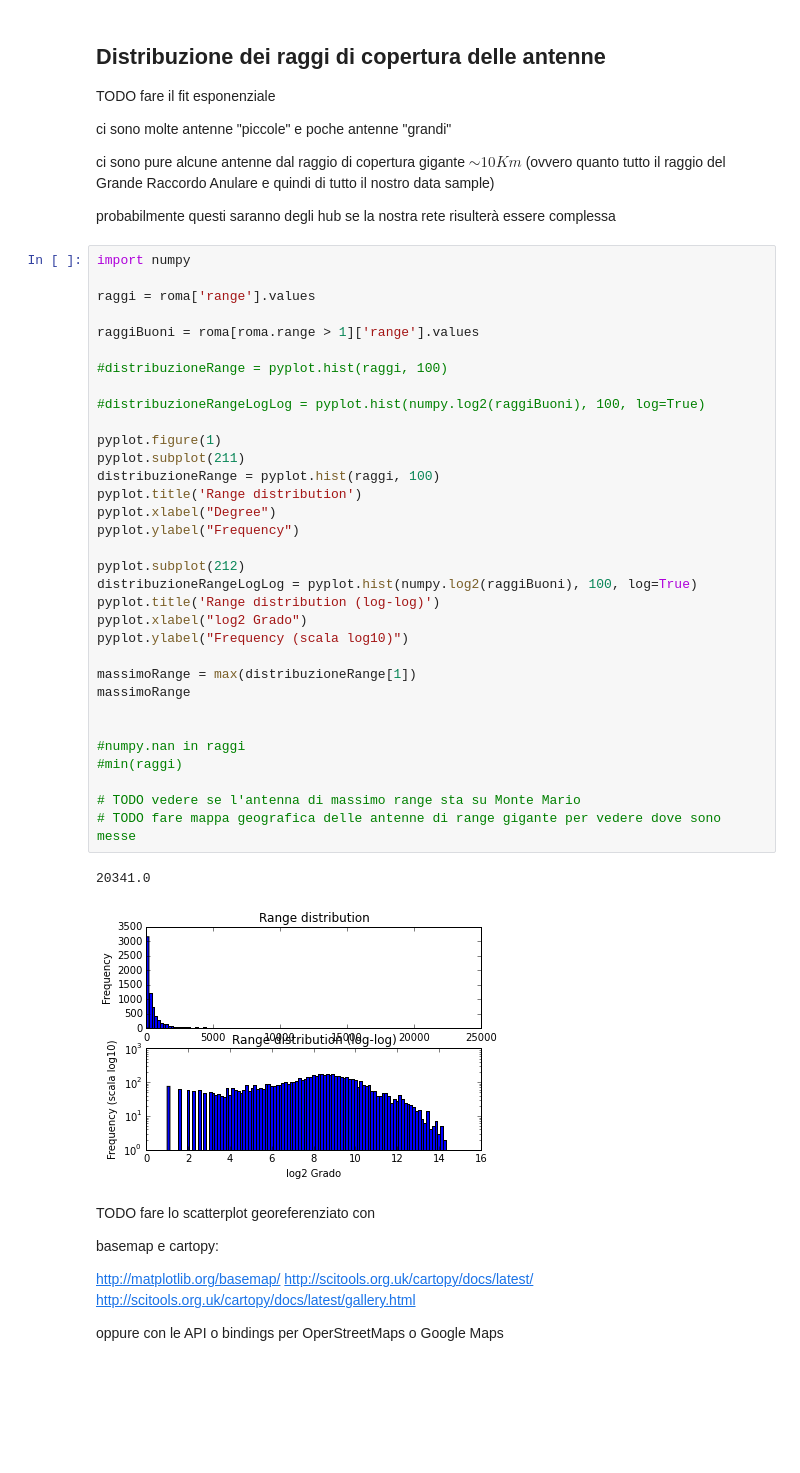
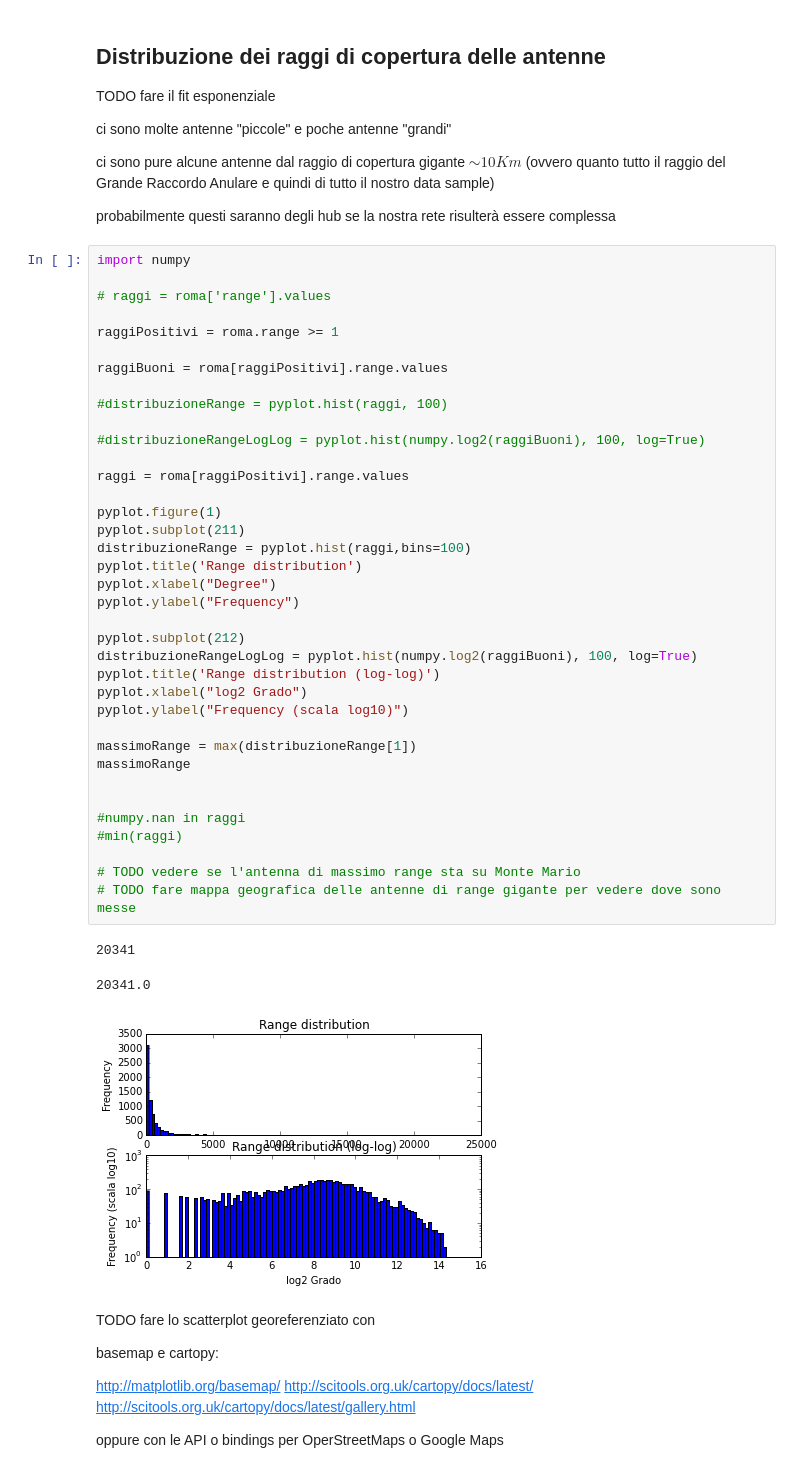
Before and after one commit to FedericoMuciaccia/SistemiComplessi, a Jupyter notebook: src/Fede.ipynb, the cells around one changed output. Drawn from its saved outputs; the diff is of its cells as text; blank space fills up the shorter version.

```diff
--- a/src/Fede.ipynb
+++ b/src/Fede.ipynb
@@ -668,39 +668,44 @@ probabilmente questi saranno degli hub se la nostra rete risulterà essere compl
 # %%
 import numpy
 
-raggi = roma['range'].values
+# raggi = roma['range'].values
 
-raggiBuoni = roma[roma.range > 1]['range'].values
+raggiPositivi = roma.range >= 1
+
+raggiBuoni = roma[raggiPositivi].range.values
 
 #distribuzioneRange = pyplot.hist(raggi, 100)
 
 #distribuzioneRangeLogLog = pyplot.hist(numpy.log2(raggiBuoni), 100, log=True)
 
+raggi = roma[raggiPositivi].range.values
+
 pyplot.figure(1)
 pyplot.subplot(211)
-distribuzioneRange = pyplot.hist(raggi, 100)
+distribuzioneRange = pyplot.hist(raggi,bins=100)
 pyplot.title('Range distribution')
 pyplot.xlabel("Degree")
 pyplot.ylabel("Frequency")
 
 pyplot.subplot(212)
 distribuzioneRangeLogLog = pyplot.hist(numpy.log2(raggiBuoni), 100, log=True)
 pyplot.title('Range distribution (log-log)')
 pyplot.xlabel("log2 Grado")
 pyplot.ylabel("Frequency (scala log10)")
 
 massimoRange = max(distribuzioneRange[1])
 massimoRange
 
 
 #numpy.nan in raggi
 #min(raggi)
 
 # TODO vedere se l'antenna di massimo range sta su Monte Mario
 # TODO fare mappa geografica delle antenne di range gigante per vedere dove sono messe
 # %% [output]
-20341.0
+20341
+20341.0
-[figure, old version]
+[figure, new version]
 # %% [markdown]
 TODO fare lo scatterplot georeferenziato con
 
```
Also changed, not shown: parts of 6 cells of this notebook, 6 other files.
